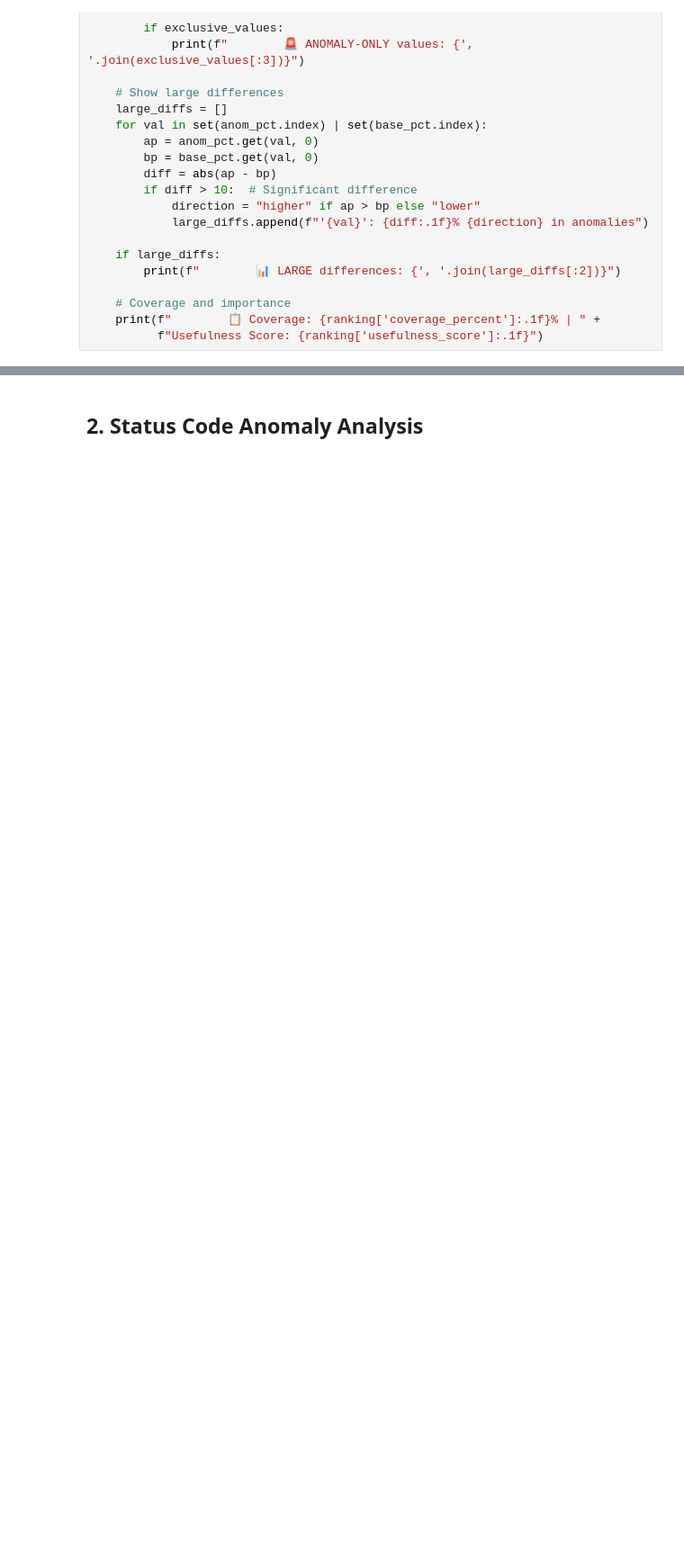
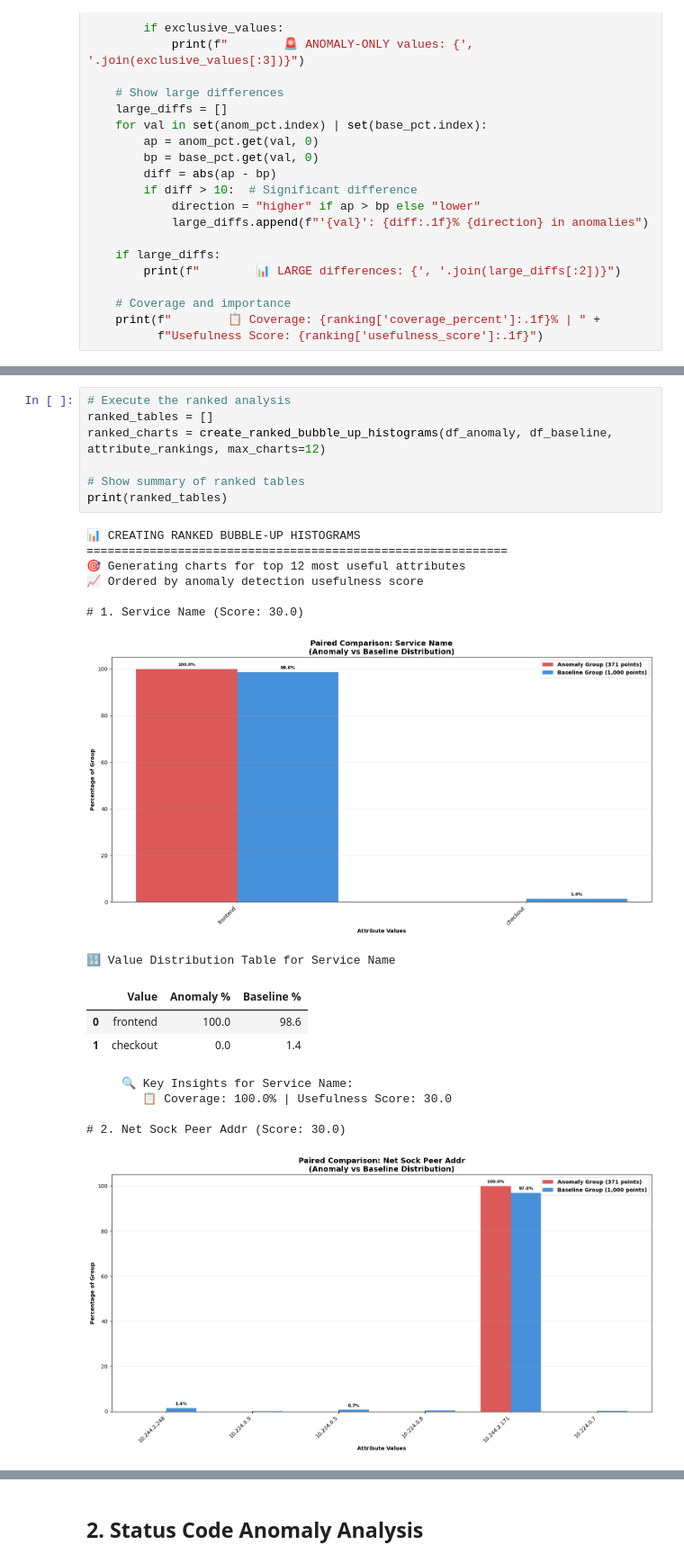
Before and after one commit to microsoft/Docker-Provider, a Jupyter notebook: traces/trace_duration_heatmap_analysis.ipynb, the cells around one changed output, grey strips where cells are left out. Shown at 90% size. Drawn from its saved outputs; the diff is of its cells as text; blank space fills up the shorter version.

Commit message:
Updated AI summary

```diff
--- a/traces/trace_duration_heatmap_analysis.ipynb
+++ b/traces/trace_duration_heatmap_analysis.ipynb
@@ -1899,0 +1939,24 @@ def print_attribute_insights(anom_pct, base_pct, display_name, ranking):
+# %%
+# Execute the ranked analysis
+ranked_tables = []
+ranked_charts = create_ranked_bubble_up_histograms(df_anomaly, df_baseline, attribute_rankings, max_charts=12)
+
+# Show summary of ranked tables
+print(ranked_tables)
+# %% [output]
+📊 CREATING RANKED BUBBLE-UP HISTOGRAMS
+============================================================
+🎯 Generating charts for top 12 most useful attributes
+📈 Ordered by anomaly detection usefulness score
+
+# 1. Service Name (Score: 30.0)
+[figure, added]
+🔢 Value Distribution Table for Service Name
+|  | Value | Anomaly % | Baseline % |
+| 0 | frontend | 100.0 | 98.6 |
+| 1 | checkout | 0.0 | 1.4 |
+     🔍 Key Insights for Service Name:
+        📋 Coverage: 100.0% | Usefulness Score: 30.0
+
+# 2. Net Sock Peer Addr (Score: 30.0)
+[figure, added]
```
Also changed, not shown: parts of 24 cells of this notebook.
